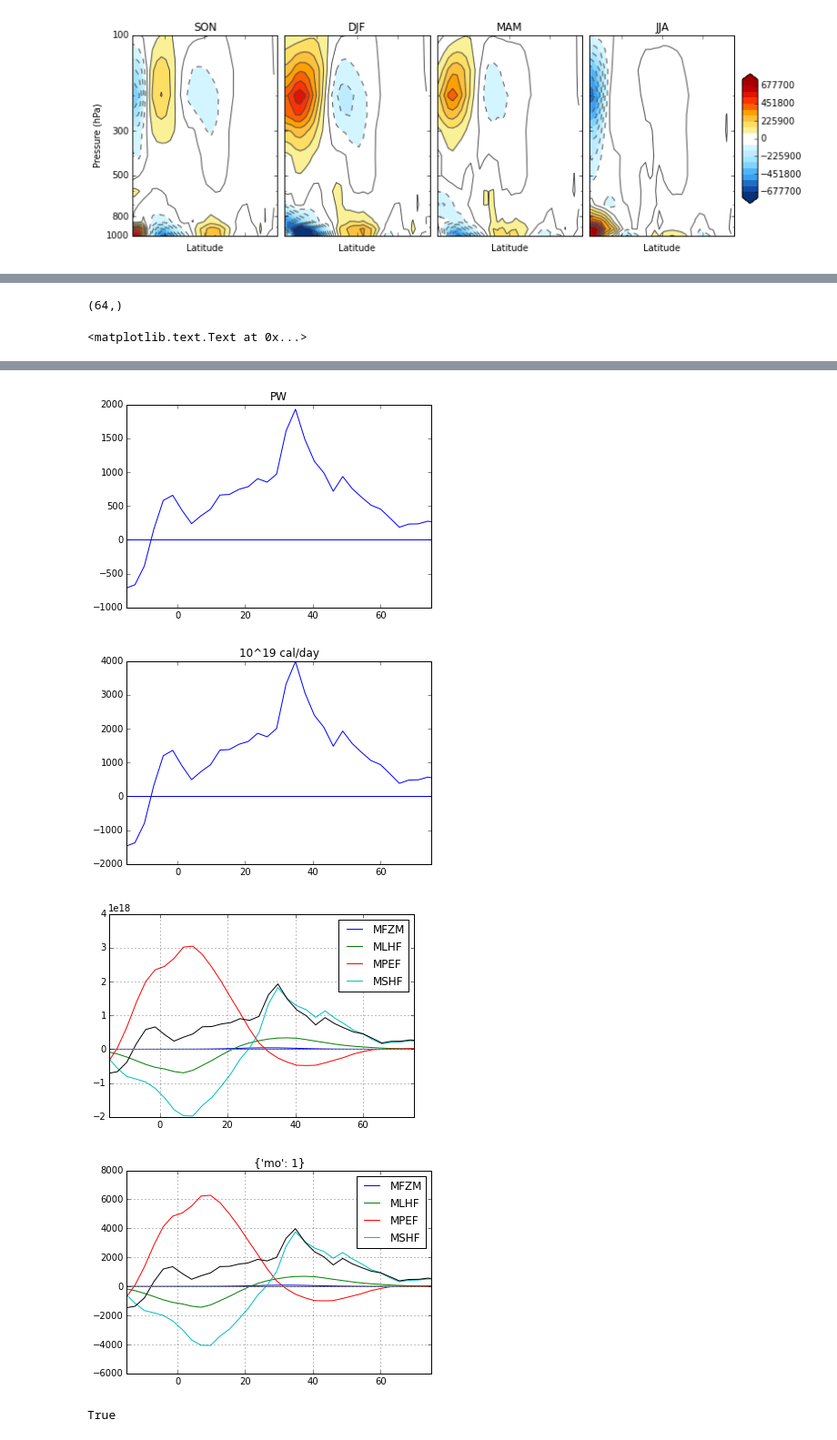
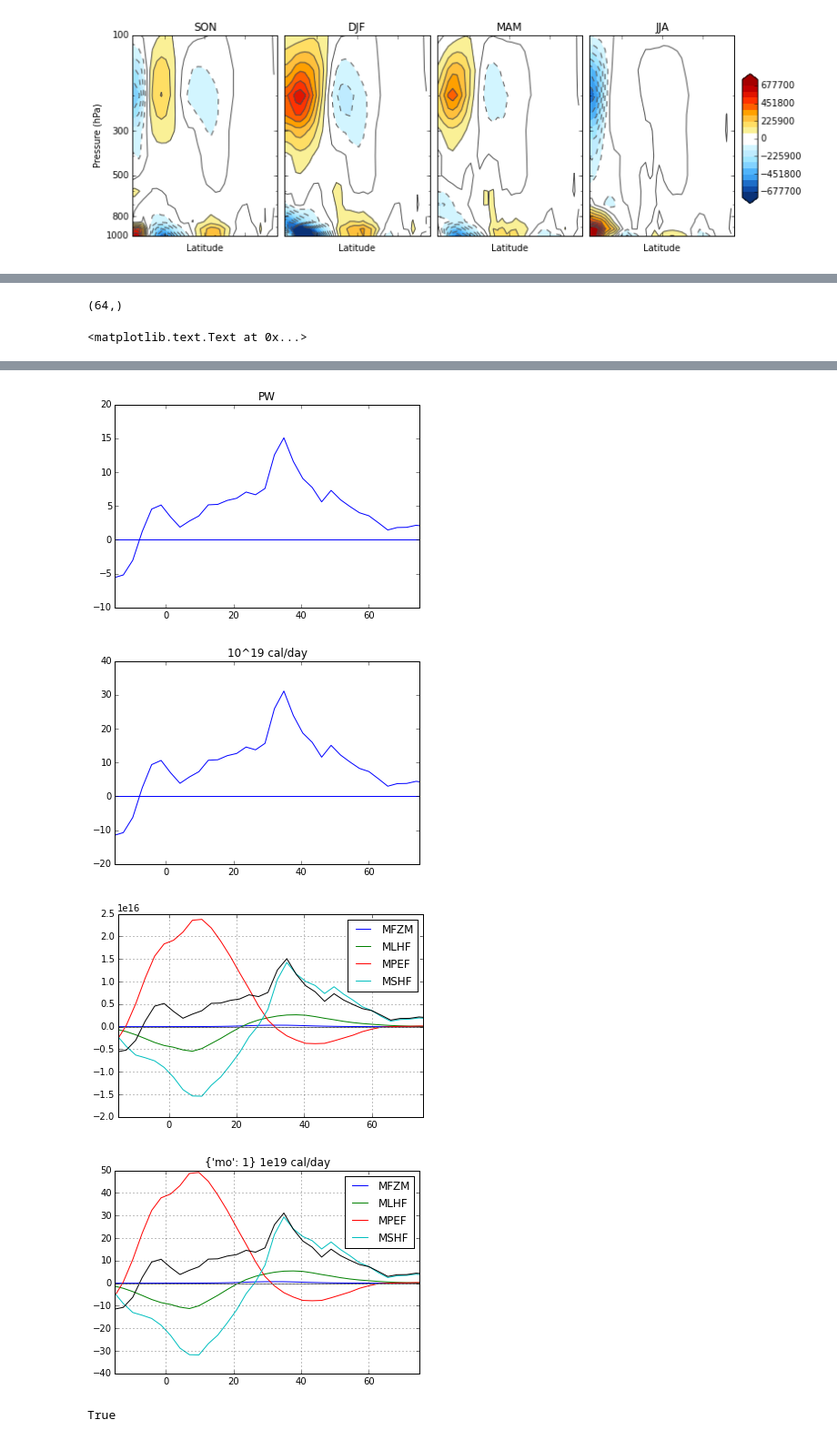
Before and after one commit to kemccusker/pyscripts, a Jupyter notebook: notebooks/test_coupled2ndordervars.ipynb, the cells around one changed output, grey strips where cells are left out. Shown at 91% size. Drawn from its saved outputs; the diff is of its cells as text; code cells hidden in the pictures.

```diff
--- a/notebooks/test_coupled2ndordervars.ipynb
+++ b/notebooks/test_coupled2ndordervars.ipynb
@@ -149,6 +149,7 @@ latidx=cutl.find_nearest(lat,across)
 latrad = np.deg2rad(lat[latidx])
 
 totlam=2*np.pi # @@@ ?
+dlam=totlam/128. # div by number of lons
 dp = np.diff(lev)
 
 print dp.shape
@@ -189,7 +190,7 @@ for fkey in fdict:
         fldsub = np.squeeze(fld[:,:,latidx,:-1]) # get just one lat and remove extra lon
         fldtm = np.mean(cutl.seasonalize_monthlyts(fldsub,**seasonalizedt),axis=0) # time mean
 
-        tmpfld = np.sum(fldtm,axis=1)*erad*np.cos(latrad)*totlam # zonal integration
+        tmpfld = np.sum(fldtm,axis=1)*erad*np.cos(latrad)*dlam # zonal integration
 
         fldzint= (tmpfld[0:-1] + tmpfld[1:]) / 2 # interp in b/w levels
 
@@ -291,7 +292,7 @@ plt.xlim((-15,75))
 plt.plot(lat,fldtot*W2calperday/1e19,color='k')
 plt.axhline(y=0,color='0.5')
 plt.xlim((-15,75))
-plt.title(str(seasonalizedt))
+plt.title(str(seasonalizedt) + ' 1e19 cal/day')
 
 # Note to self: sensible heat flux doesn't seem correct,
 #  based on a comparison with Hartmann Fig 6.10
@@ -304,7 +305,7 @@ plt.title(str(seasonalizedt))
-[figure, old version]
+[figure, new version]
-[figure, old version]
+[figure, new version]
-[figure, old version]
+[figure, new version]
-[figure, old version]
+[figure, new version]
 # %%
 # Next, calculate PHT for each month.
 
```
Also changed, not shown: parts of 3 cells of this notebook.
